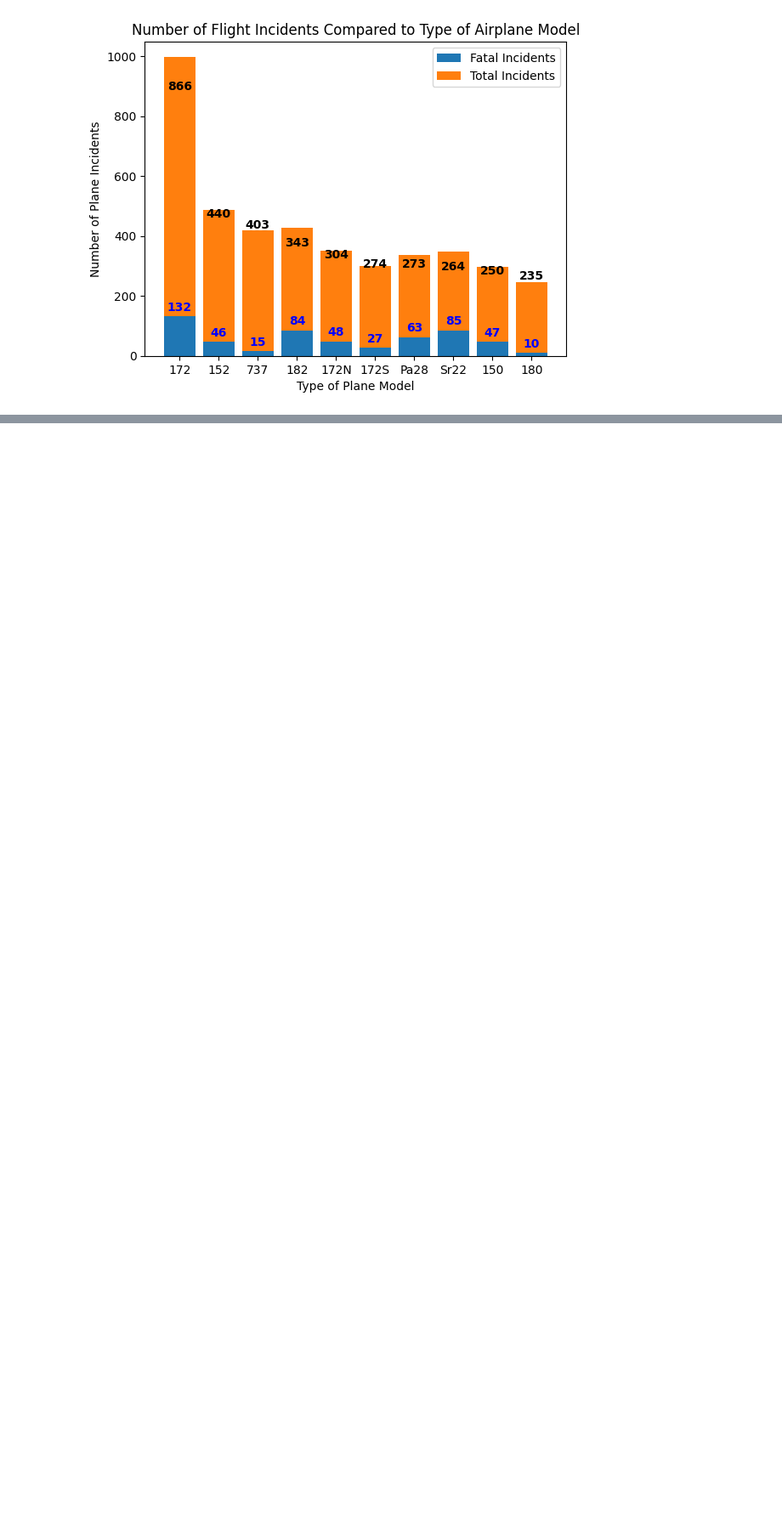
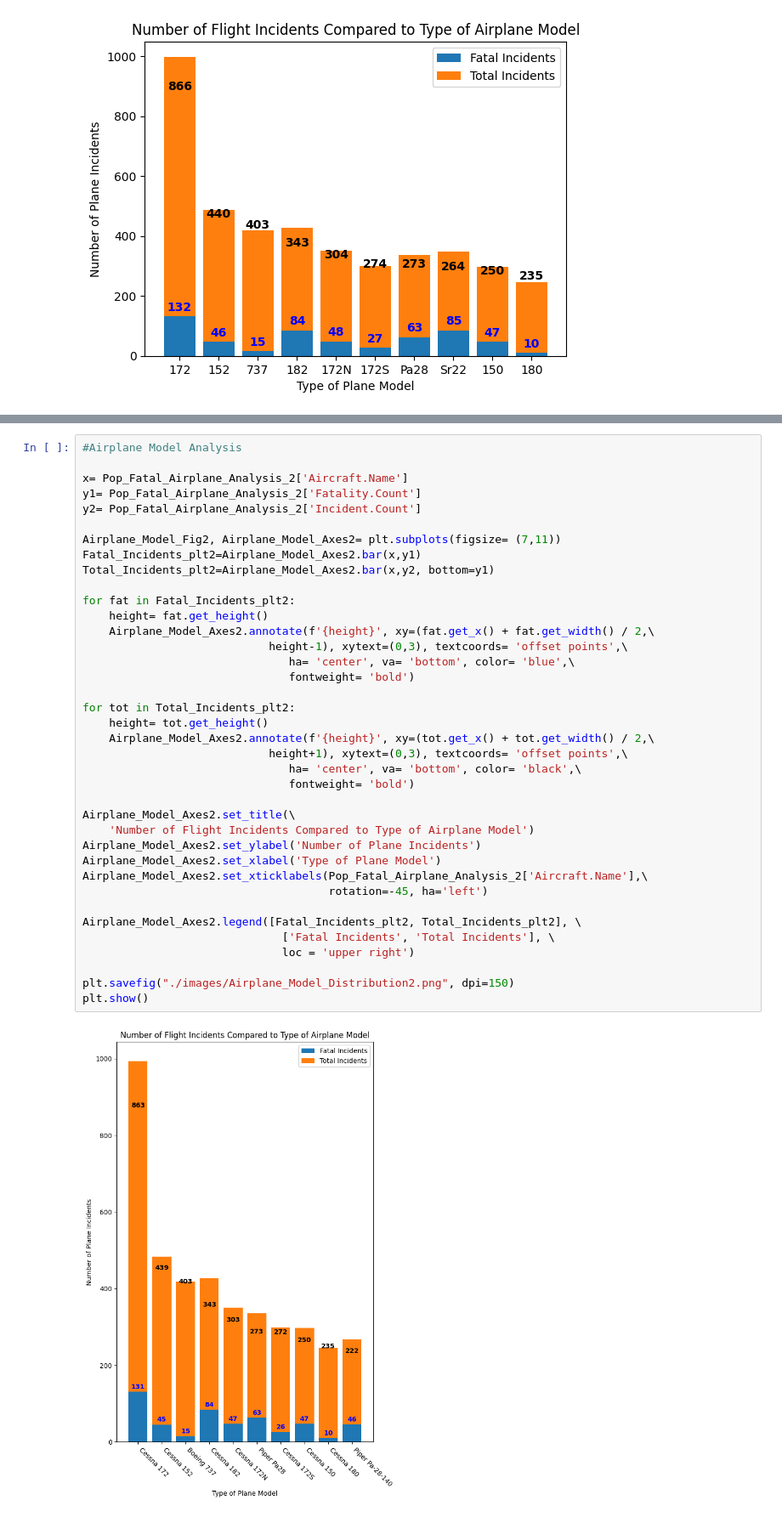
Before and after one commit to AndrewReusche/dsc-phase-1-project-v3, a Jupyter notebook: Refined_Data_Analysis.ipynb, the cells around one changed output, grey strips where cells are left out. Shown at 85% size. Cells and saved outputs as stored; diff of their text form; blank space fills up the shorter version.

```diff
--- a/Refined_Data_Analysis.ipynb
+++ b/Refined_Data_Analysis.ipynb
@@ -1659,0 +1707,40 @@ plt.show()
+# %%
+#Airplane Model Analysis
+
+x= Pop_Fatal_Airplane_Analysis_2['Aircraft.Name']
+y1= Pop_Fatal_Airplane_Analysis_2['Fatality.Count']
+y2= Pop_Fatal_Airplane_Analysis_2['Incident.Count']
+
+Airplane_Model_Fig2, Airplane_Model_Axes2= plt.subplots(figsize= (7,11))
+Fatal_Incidents_plt2=Airplane_Model_Axes2.bar(x,y1)
+Total_Incidents_plt2=Airplane_Model_Axes2.bar(x,y2, bottom=y1)
+
+for fat in Fatal_Incidents_plt2:
+    height= fat.get_height()
+    Airplane_Model_Axes2.annotate(f'{height}', xy=(fat.get_x() + fat.get_width() / 2,\
+                            height-1), xytext=(0,3), textcoords= 'offset points',\
+                               ha= 'center', va= 'bottom', color= 'blue',\
+                               fontweight= 'bold')
+
+for tot in Total_Incidents_plt2:
+    height= tot.get_height()
+    Airplane_Model_Axes2.annotate(f'{height}', xy=(tot.get_x() + tot.get_width() / 2,\
+                            height+1), xytext=(0,3), textcoords= 'offset points',\
+                               ha= 'center', va= 'bottom', color= 'black',\
+                               fontweight= 'bold')
+
+Airplane_Model_Axes2.set_title(\
+    'Number of Flight Incidents Compared to Type of Airplane Model')
+Airplane_Model_Axes2.set_ylabel('Number of Plane Incidents')
+Airplane_Model_Axes2.set_xlabel('Type of Plane Model')
+Airplane_Model_Axes2.set_xticklabels(Pop_Fatal_Airplane_Analysis_2['Aircraft.Name'],\
+                                     rotation=-45, ha='left')
+
+Airplane_Model_Axes2.legend([Fatal_Incidents_plt2, Total_Incidents_plt2], \
+                              ['Fatal Incidents', 'Total Incidents'], \
+                              loc = 'upper right')
+
+plt.savefig("./images/Airplane_Model_Distribution2.png", dpi=150)
+plt.show()
+# %% [output]
+[figure, added]
```
Also changed, not shown: parts of 37 cells of this notebook, 13 other files.
